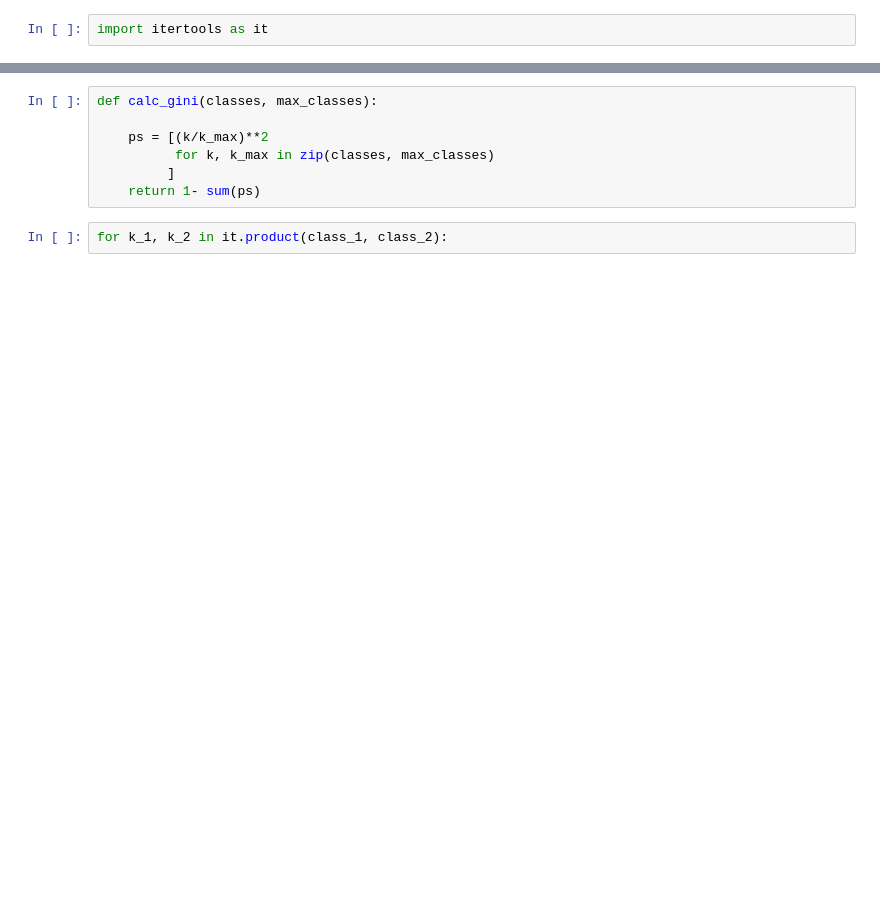
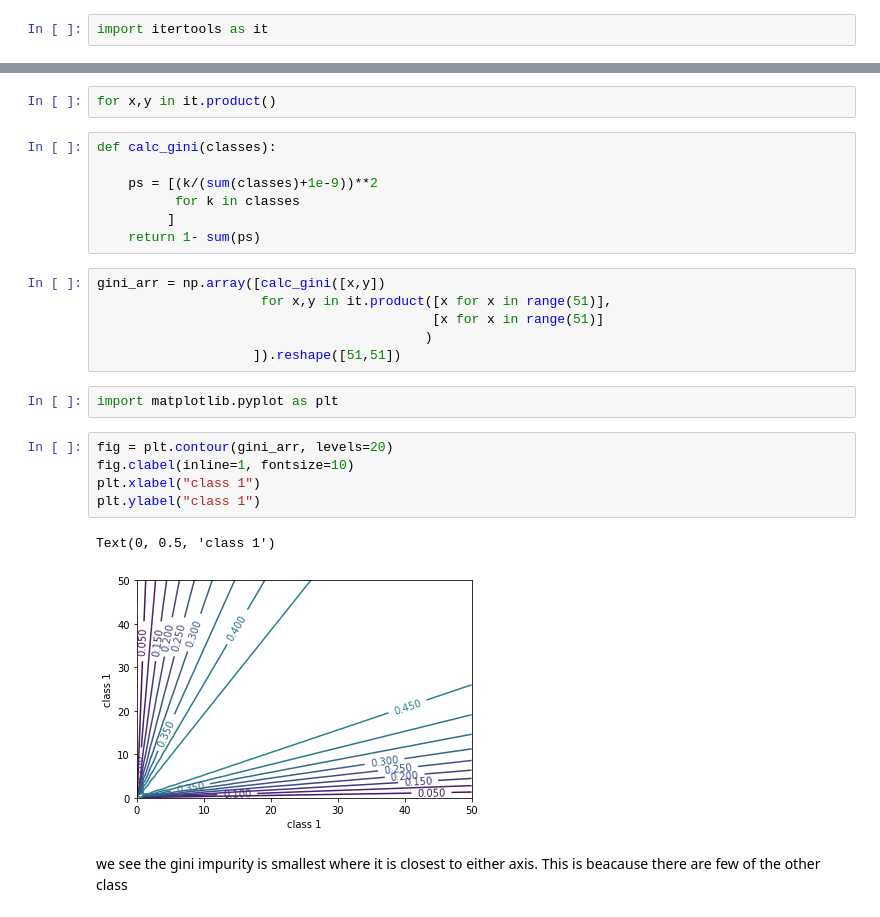
Before and after one commit to edd-r/handson-notes, a Jupyter notebook: notebooks/Chapter 6-decision trees.ipynb, the cells around one changed output, grey strips where cells are left out. Cells and saved outputs as stored; diff of their text form; blank space fills up the shorter version.

Commit message:
gini graphs and CART description

```diff
--- a/notebooks/Chapter 6-decision trees.ipynb
+++ b/notebooks/Chapter 6-decision trees.ipynb
@@ -56,9 +61,27 @@ import itertools as it
+# %%
+for x,y in it.product()
 # %%
-def calc_gini(classes, max_classes):
+def calc_gini(classes):
 
-    ps = [(k/k_max)**2
-          for k, k_max in zip(classes, max_classes)
+    ps = [(k/(sum(classes)+1e-9))**2
+          for k in classes
          ]
     return 1- sum(ps)
-# %%
-for k_1, k_2 in it.product(class_1, class_2):
+# %%
+gini_arr = np.array([calc_gini([x,y])
+                     for x,y in it.product([x for x in range(51)],
+                                           [x for x in range(51)]
+                                          )
+                    ]).reshape([51,51])
+# %%
+import matplotlib.pyplot as plt
+# %%
+fig = plt.contour(gini_arr, levels=20)
+fig.clabel(inline=1, fontsize=10)
+plt.xlabel("class 1")
+plt.ylabel("class 1")
+# %% [output]
+Text(0, 0.5, 'class 1')
+[figure, added]
+# %% [markdown]
+we see the gini impurity is smallest where it is closest to either axis. This is beacause there are few of the other class
```
Also changed, not shown: parts of 5 cells of this notebook.
